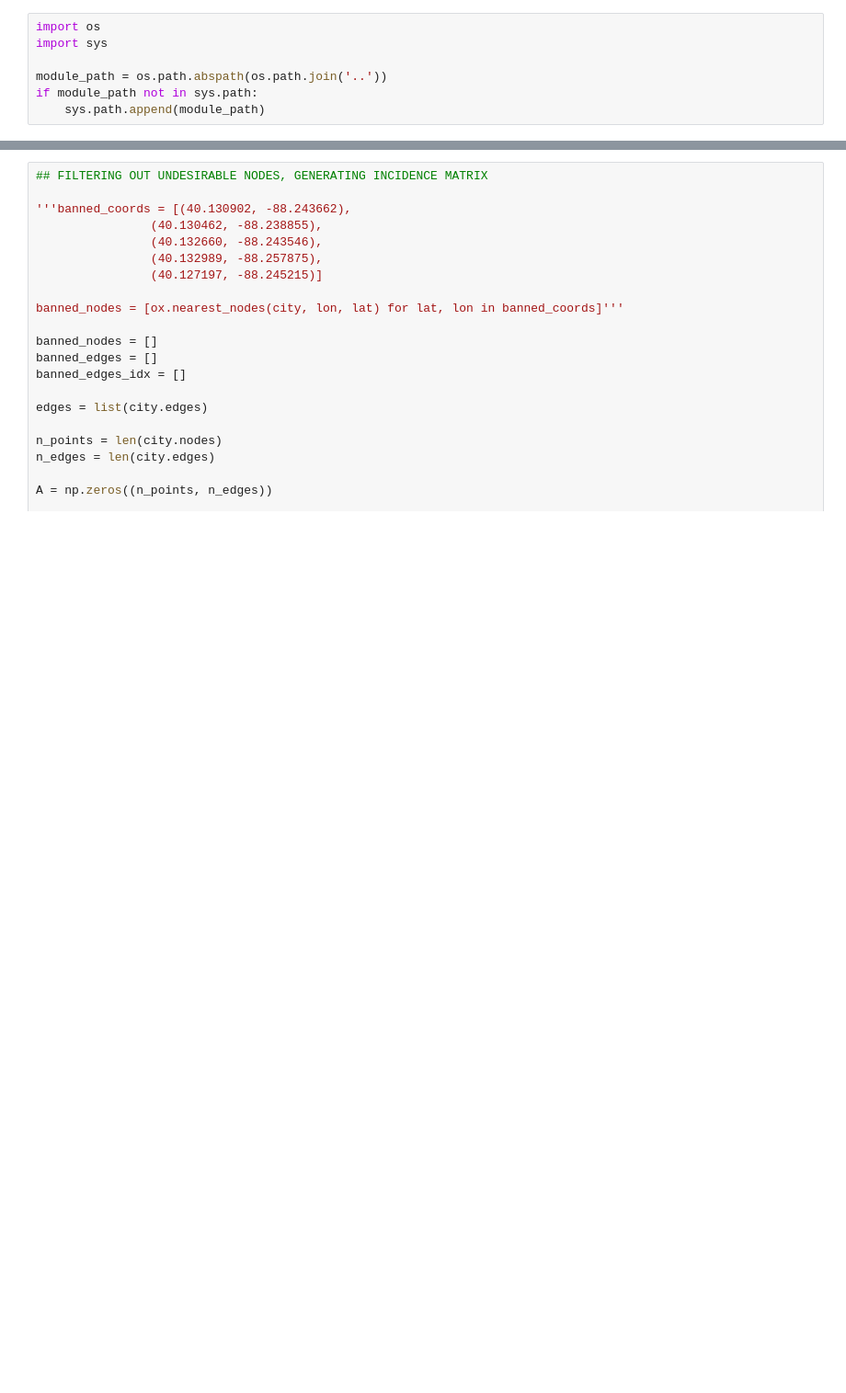
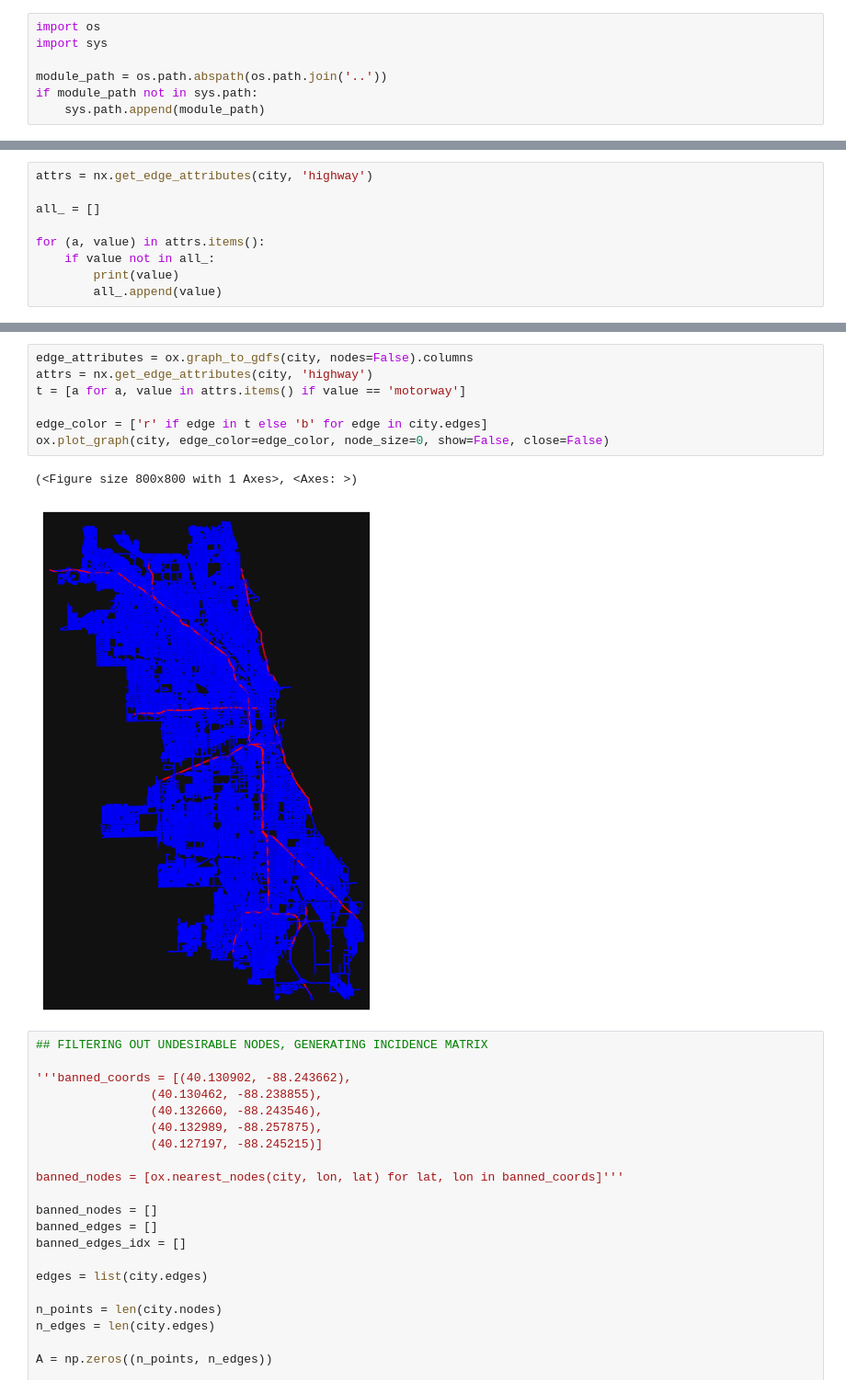
Before and after one commit to jcrayb/transport-research-project, a Jupyter notebook: osmnx/champaign.ipynb, the cells around one changed output, grey strips where cells are left out. Shown: that part at 92% size. Saved outputs shown, nothing was run; the diff lists cells and outputs as text; blank space fills up the shorter version.

```diff
--- a/osmnx/champaign.ipynb
+++ b/osmnx/champaign.ipynb
@@ -37,0 +38,9 @@ final_node = node_from_address(city, end_address)
+# %%
+attrs = nx.get_edge_attributes(city, 'highway')
+
+all_ = []
+
+for (a, value) in attrs.items():
+    if value not in all_:
+        print(value)
+        all_.append(value)
@@ -38,3 +65,13 @@ final_node = node_from_address(city, end_address)
+# %%
+edge_attributes = ox.graph_to_gdfs(city, nodes=False).columns
+attrs = nx.get_edge_attributes(city, 'highway')
+t = [a for a, value in attrs.items() if value == 'motorway']
+
+edge_color = ['r' if edge in t else 'b' for edge in city.edges]
+ox.plot_graph(city, edge_color=edge_color, node_size=0, show=False, close=False)
+# %% [output]
+(<Figure size 800x800 with 1 Axes>, <Axes: >)
+[figure, added]
 # %%
 ## FILTERING OUT UNDESIRABLE NODES, GENERATING INCIDENCE MATRIX
 
```
Also changed, not shown: parts of 3 cells of this notebook, 13 other files.
